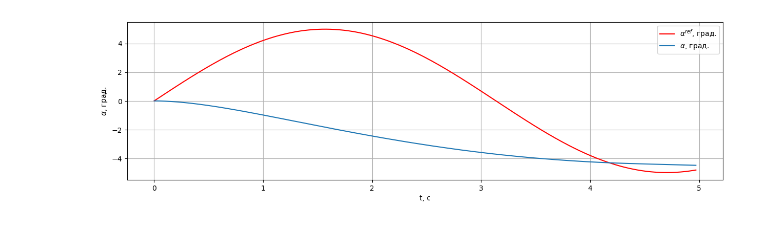
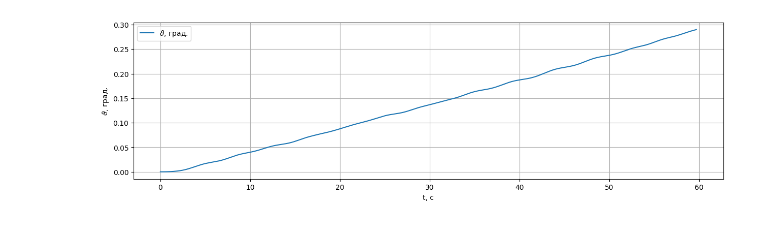
Before and after one commit to TensorAeroSpace/TensorAeroSpace, a Jupyter notebook: example/example_mpc.ipynb, the cells around one changed output. Saved outputs shown, nothing was run; the diff lists cells and outputs as text; code cells hidden in the pictures.

```diff
--- a/example/example_mpc.ipynb
+++ b/example/example_mpc.ipynb
@@ -82,0 +55,2 @@ agent = MPCAgent(gamma=0.99, action_dim=1, observation_dim=2, model=model, cost_
+# %%
+agent = MPCOptimizationAgent(gamma=0.99, action_dim=1, observation_dim=2, model=model, cost_function=cost, env=env, lr=1e-5, criterion=torch.nn.MSELoss())
@@ -83 +119,3 @@ agent = MPCAgent(gamma=0.99, action_dim=1, observation_dim=2, model=model, cost_
+# %%
+agent.train_model(states, actions, next_states, epochs=1, batch_size=64)
 # %%
@@ -85,2 +123,0 @@ states, actions, next_states = agent.collect_data(num_episodes=10)
-# %%
-agent.train_model(states, actions, next_states, epochs=1, batch_size=1)
@@ -128,11 +128,40 @@ Test MSE Loss: 5.731918406581826e-08
 # %%
+# Инициализация списка для хранения исторических данных
+hist = []
+dt = 0.1  # Интервал дискретизации времени
 
-rollout, horizon = 50,10
+# Генерация временного периода с заданным интервалом дискретизации
+tp = generate_time_period(tn=60, dt=dt)
+
+# Конвертация временного периода в секунды
+tps = convert_tp_to_sec_tp(tp, dt=dt)
+
+# Вычисление общего количества временных шагов
+number_time_steps = len(tp)
+
+# Создание заданного сигнала с использованием единичного шага
+# reference_signals = np.reshape(unit_step(degree=0, tp=tp, time_step=20, output_rad=True), [1, -1])
+reference_signals = np.reshape(np.deg2rad(sinusoid(amplitude=0.0005, tp=tp, frequency=1)), [1, -1])
+
+# Создание среды симуляции, задание временных шагов, начального состояния, заданного сигнала и отслеживаемых состояний
+env = gym.make('LinearLongitudinalF16-v0',
+                number_time_steps=number_time_steps,
+                initial_state=[[0],[0]],
+                reference_signal=reference_signals,
+                state_space = [ "theta", "q",],
+                output_space = [  "theta",  "q",],
+                tracking_states=["theta"])
+
+# Сброс среды к начальному состоянию
+state, info = env.reset()
+
+
+rollout, horizon = 1,1
 for episode in range(1):
     state, info = env.reset()
     episode_reward = 0
     for step in tqdm(range(number_time_steps-2)):
-        action = agent.choose_action_ref(state, rollout, horizon, reference_signals, step)
+        action, cost = agent.choose_action_ref(state, rollout, horizon, reference_signals, step, optimization_steps=100)
         state, reward, terminated, truncated, info= env.step(action)
         state = state.reshape([1, -1])[0]
         done = terminated or truncated
@@ -150,4 +183,4 @@ No artists with labels found to put in legend.  Note that artists whose label st
 # %%
-env.unwrapped.model.plot_transient_process('alpha', tps, reference_signals[0], to_deg=True, figsize=(15,4))
+env.unwrapped.model.plot_state('theta', tps, figsize=(15,4), to_deg=True)
 # %% [output]
-[figure, old version]
+[figure, new version]
```
Also changed, not shown: parts of 17 cells of this notebook, 12 other files.
